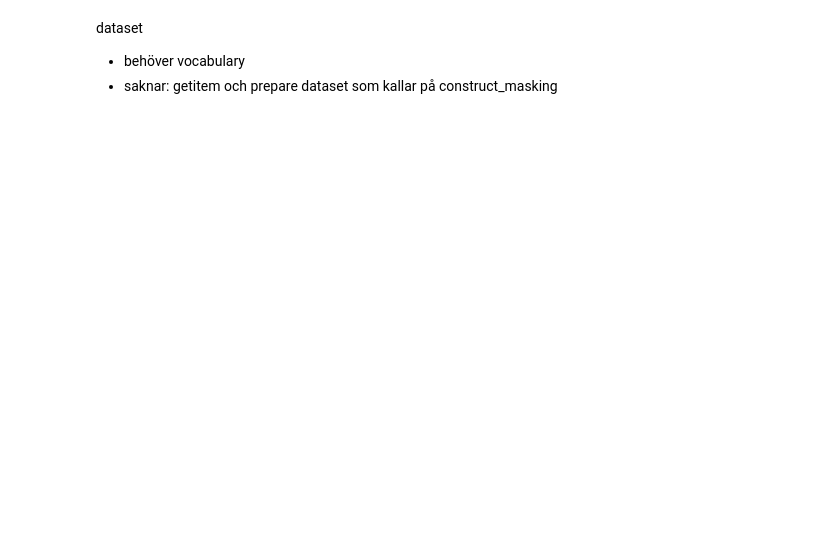
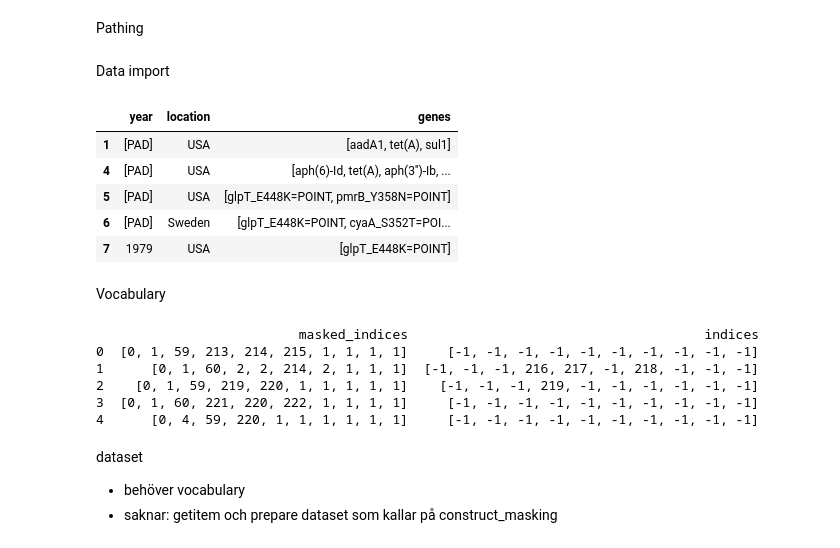
Before and after one commit to aeerik/base, a Jupyter notebook: kladd.ipynb, the cells around one changed output. Drawn from its saved outputs; the diff is of its cells as text; code cells hidden in the pictures; blank space fills up the shorter version.

```diff
--- a/kladd.ipynb
+++ b/kladd.ipynb
@@ -16,0 +15,2 @@ threshold_year = 1970
+# %% [markdown]
+Pathing
@@ -17,7 +20,22 @@ threshold_year = 1970
+# %%
+#saga
+data_dir = "/home/aeerik/base/raw/"
+# %% [markdown]
+Data import
 # %%
 from data_preprocessing import data_loader
+include_pheno = False
+threshold_year = 1970
+path = data_dir
 
-include_pheno = True
-threshold_year = 1970
-
-NCBI = data_loader(include_pheno,threshold_year)
+NCBI = data_loader(include_pheno,threshold_year,path)
+NCBI.head()
+# %% [output]
+|  | year | location | genes |
+| 1 | [PAD] | USA | [aadA1, tet(A), sul1] |
+| 4 | [PAD] | USA | [aph(6)-Id, tet(A), aph(3'')-Ib, ... |
+| 5 | [PAD] | USA | [glpT_E448K=POINT, pmrB_Y358N=POINT] |
+| 6 | [PAD] | Sweden | [glpT_E448K=POINT, cyaA_S352T=POI... |
+| 7 | 1979 | USA | [glpT_E448K=POINT] |
+# %% [markdown]
+Vocabulary
@@ -24,3 +45,27 @@ NCBI = data_loader(include_pheno,threshold_year)
+# %%
+from create_dataset import NCBIDataset
+from build_vocabulary import make_vocabulary
+from data_preprocessing import data_loader
+
+include_pheno = False
+threshold_year = 1970
+path = data_dir
+
+NCBI = data_loader(include_pheno,threshold_year,path)
+
+max_length = 10
+mask_prob = 0.30
+vocabulary = make_vocabulary(NCBI)
+
+test_set = NCBIDataset(NCBI, vocabulary, max_length, mask_prob)
+test_set.prepare_dataset()
+# %% [output]
+                          masked_indices                                      indices
+0  [0, 1, 59, 213, 214, 215, 1, 1, 1, 1]     [-1, -1, -1, -1, -1, -1, -1, -1, -1, -1]
+1      [0, 1, 60, 2, 2, 214, 2, 1, 1, 1]  [-1, -1, -1, 216, 217, -1, 218, -1, -1, -1]
+2    [0, 1, 59, 219, 220, 1, 1, 1, 1, 1]    [-1, -1, -1, 219, -1, -1, -1, -1, -1, -1]
+3  [0, 1, 60, 221, 220, 222, 1, 1, 1, 1]     [-1, -1, -1, -1, -1, -1, -1, -1, -1, -1]
+4      [0, 4, 59, 220, 1, 1, 1, 1, 1, 1]     [-1, -1, -1, -1, -1, -1, -1, -1, -1, -1]
 # %% [markdown]
 dataset
 - behöver vocabulary
```
Also changed, not shown: parts of 4 cells of this notebook.
